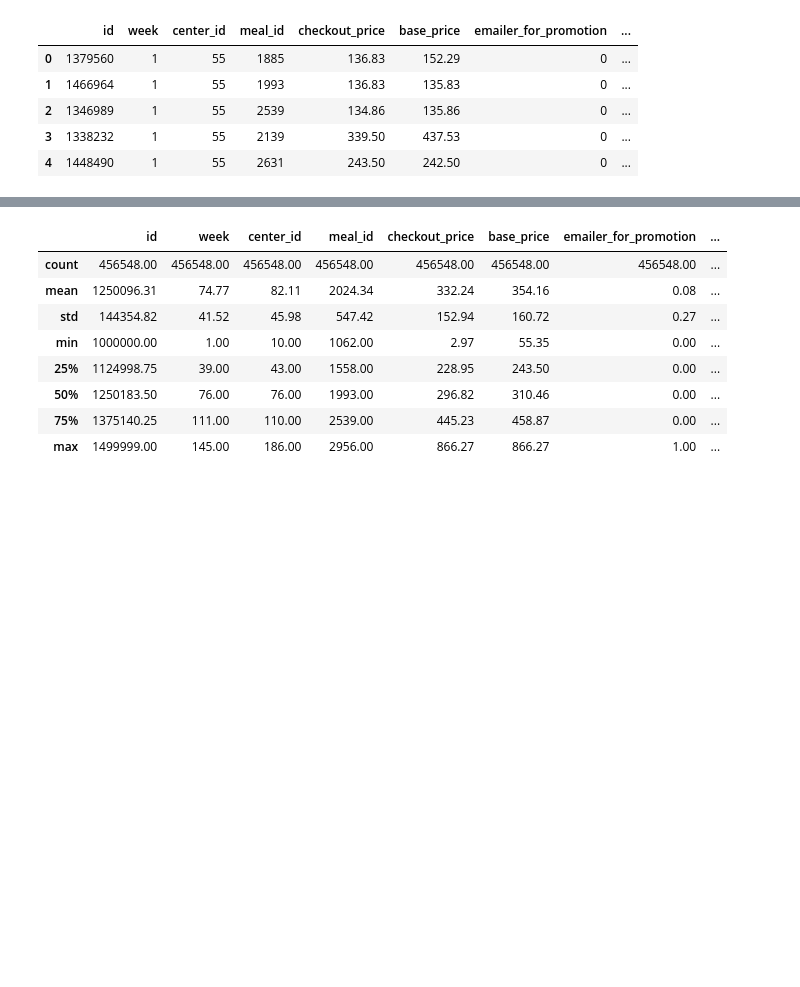
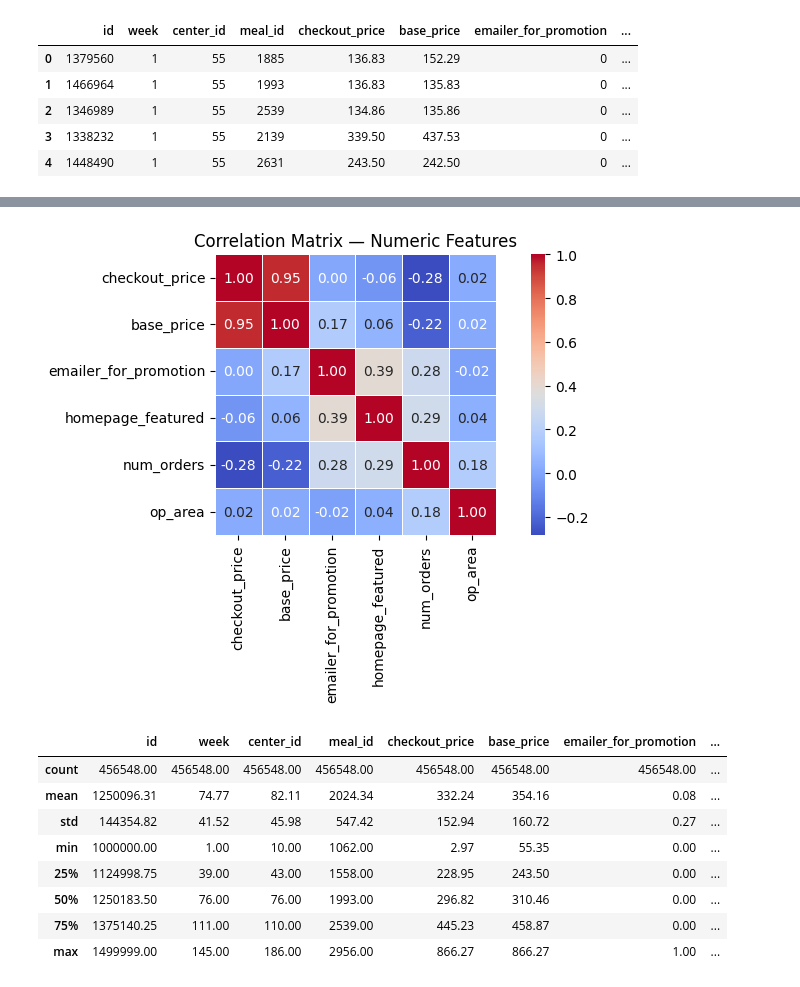
Before and after one commit to am1t-verma/AI_Demand_Forecasting_and_Inventory_Optimization, a Jupyter notebook: food_demand_forecasting_v2.ipynb, the cells around one changed output, grey strips where cells are left out. Saved outputs shown, nothing was run; the diff lists cells and outputs as text; code cells hidden in the pictures; blank space fills up the shorter version.

```diff
--- a/food_demand_forecasting_v2.ipynb
+++ b/food_demand_forecasting_v2.ipynb
@@ -92,3 +126,18 @@ dtype: int64
+# %%
+# ── Correlation heatmap for numeric cols ─────────────────────────────────────
+num_cols = ['checkout_price', 'base_price', 'emailer_for_promotion',
+            'homepage_featured', 'num_orders', 'op_area']
+corr = df[num_cols].corr()
+
+plt.figure(figsize=(8, 5))
+sns.heatmap(corr, annot=True, fmt='.2f', cmap='coolwarm',
+            linewidths=0.5, square=True)
+plt.title('Correlation Matrix — Numeric Features')
+plt.tight_layout()
+plt.savefig('correlation_heatmap.png', dpi=120, bbox_inches='tight')
+plt.show()
+# %% [output]
+[figure, added]
 # %%
 df.describe()
 # %% [output]
```
Also changed, not shown: parts of 2 cells of this notebook.
